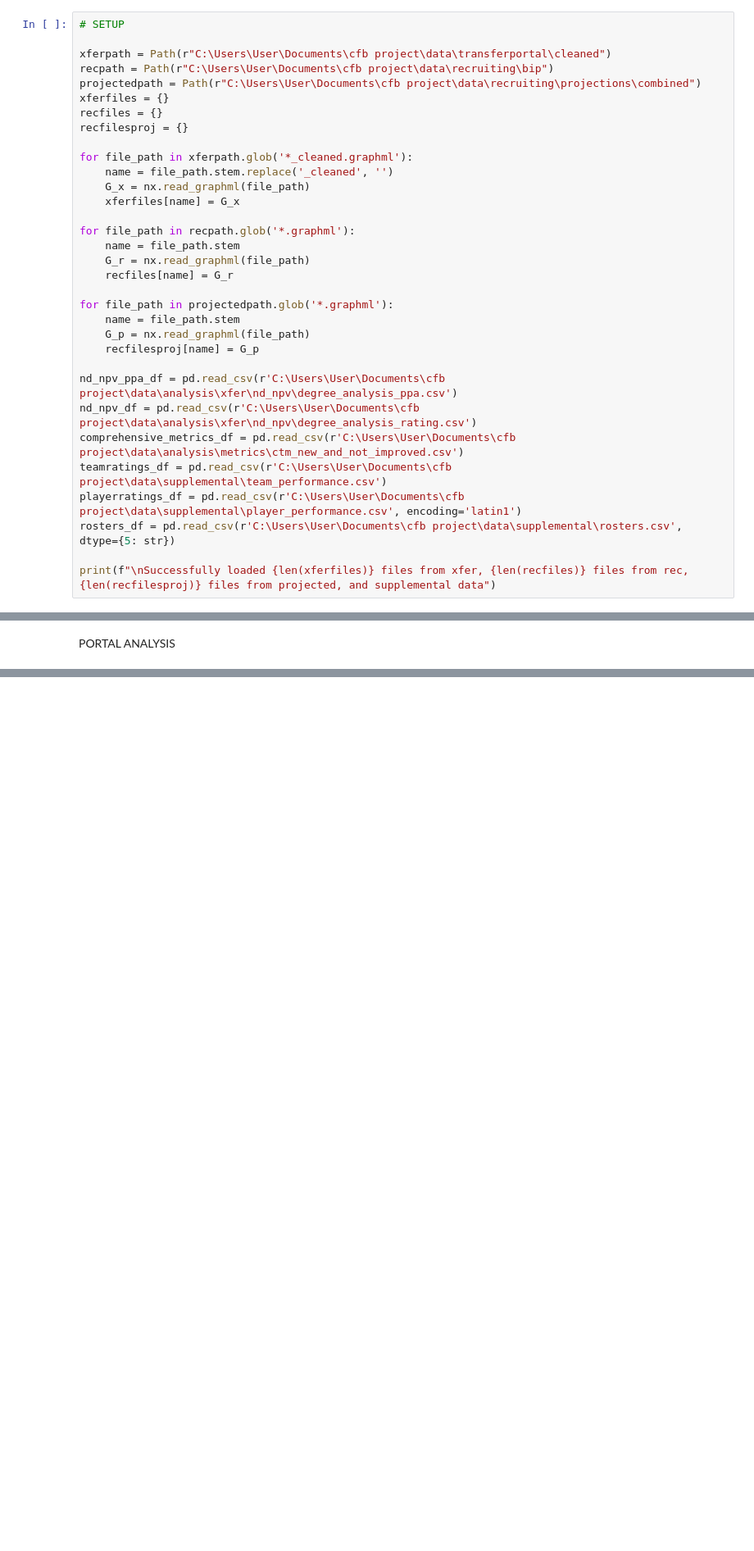
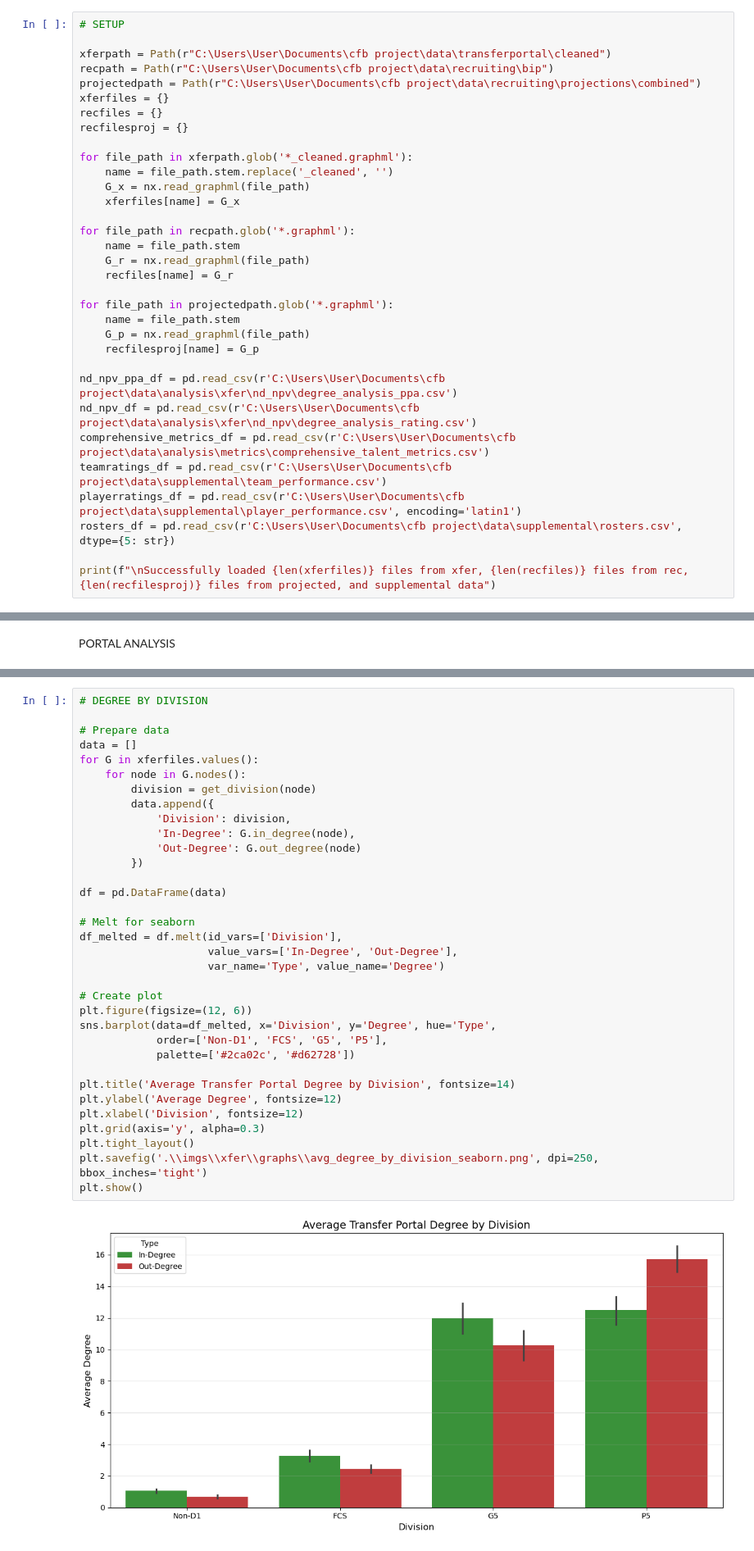
Before and after one commit to caleb-chandler/cfb-player-acquisition-network, a Jupyter notebook: analysis.ipynb, the cells around one changed output, grey strips where cells are left out. Shown at 82% size. Saved outputs shown, nothing was run; the diff lists cells and outputs as text; blank space fills up the shorter version.

```diff
--- a/analysis.ipynb
+++ b/analysis.ipynb
@@ -47,7 +49,7 @@ for file_path in projectedpath.glob('*.graphml'):
 
 nd_npv_ppa_df = pd.read_csv(r'C:\Users\User\Documents\cfb project\data\analysis\xfer\nd_npv\degree_analysis_ppa.csv')
 nd_npv_df = pd.read_csv(r'C:\Users\User\Documents\cfb project\data\analysis\xfer\nd_npv\degree_analysis_rating.csv')
-comprehensive_metrics_df = pd.read_csv(r'C:\Users\User\Documents\cfb project\data\analysis\metrics\ctm_new_and_not_improved.csv')
+comprehensive_metrics_df = pd.read_csv(r'C:\Users\User\Documents\cfb project\data\analysis\metrics\comprehensive_talent_metrics.csv')
 teamratings_df = pd.read_csv(r'C:\Users\User\Documents\cfb project\data\supplemental\team_performance.csv')
 playerratings_df = pd.read_csv(r'C:\Users\User\Documents\cfb project\data\supplemental\player_performance.csv', encoding='latin1')
 rosters_df = pd.read_csv(r'C:\Users\User\Documents\cfb project\data\supplemental\rosters.csv', dtype={5: str})
@@ -2223,0 +2419,36 @@ PORTAL ANALYSIS
+# %%
+# DEGREE BY DIVISION
+
+# Prepare data
+data = []
+for G in xferfiles.values():
+    for node in G.nodes():
+        division = get_division(node)
+        data.append({
+            'Division': division,
+            'In-Degree': G.in_degree(node),
+            'Out-Degree': G.out_degree(node)
+        })
+
+df = pd.DataFrame(data)
+
+# Melt for seaborn
+df_melted = df.melt(id_vars=['Division'],
+                    value_vars=['In-Degree', 'Out-Degree'],
+                    var_name='Type', value_name='Degree')
+
+# Create plot
+plt.figure(figsize=(12, 6))
+sns.barplot(data=df_melted, x='Division', y='Degree', hue='Type',
+            order=['Non-D1', 'FCS', 'G5', 'P5'],
+            palette=['#2ca02c', '#d62728'])
+
+plt.title('Average Transfer Portal Degree by Division', fontsize=14)
+plt.ylabel('Average Degree', fontsize=12)
+plt.xlabel('Division', fontsize=12)
+plt.grid(axis='y', alpha=0.3)
+plt.tight_layout()
+plt.savefig('.\\imgs\\xfer\\graphs\\avg_degree_by_division_seaborn.png', dpi=250, bbox_inches='tight')
+plt.show()
+# %% [output]
+[figure, added]
```
Also changed, not shown: parts of 12 cells of this notebook, 21 other files.
